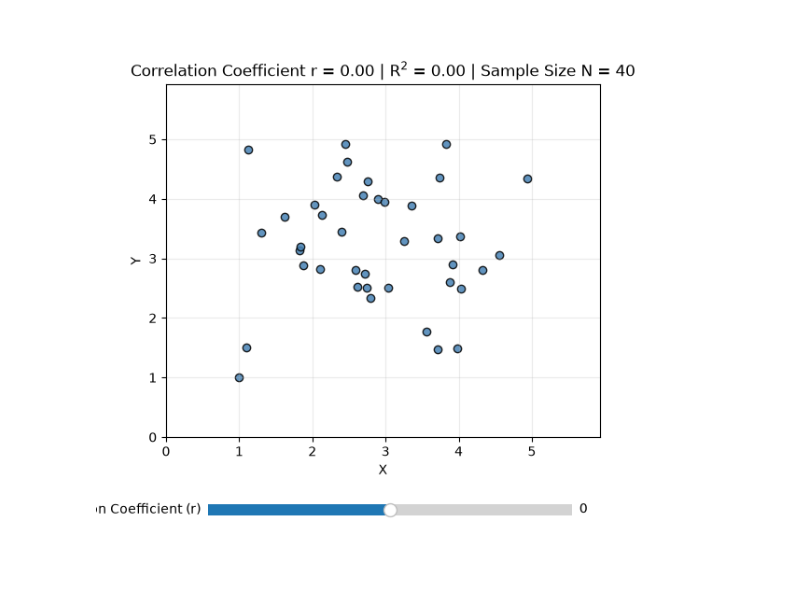
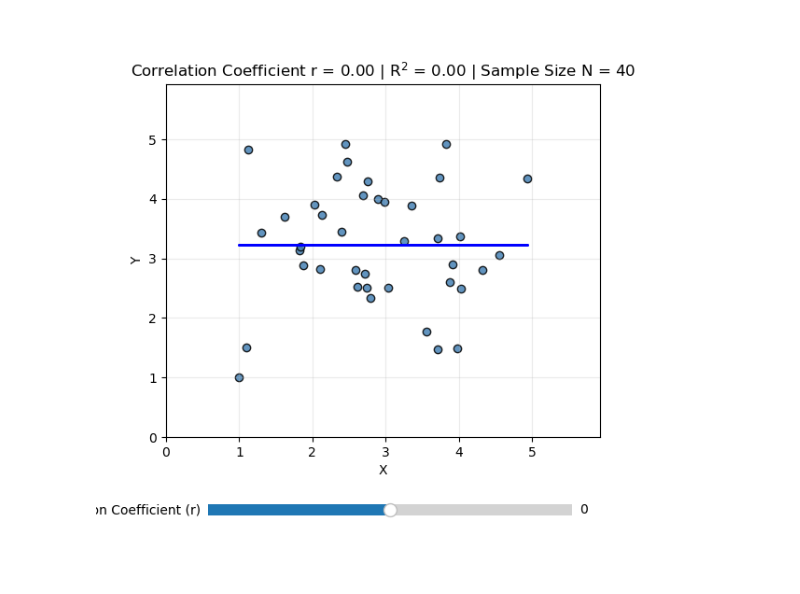
Before and after one commit to leina-beep-boop/math-edu, a Jupyter notebook: content/Unit 3-8 Correlation Coefficient.ipynb, the cells around one changed output. Drawn from its saved outputs; the diff is of its cells as text; code cells hidden in the pictures.

Commit message:
Add dynamic line to correlation coefficient

```diff
--- a/content/Unit 3-8 Correlation Coefficient.ipynb
+++ b/content/Unit 3-8 Correlation Coefficient.ipynb
@@ -51,6 +39,15 @@ plt.subplots_adjust(bottom=0.25)
 scatter = ax.scatter(x, y, color="steelblue",
                      edgecolor="black", alpha=0.85)
 
+# Add line of best fit
+slope, intercept = np.polyfit(x, y, 1)
+line, = ax.plot(
+    x, slope * x + intercept,
+    color="blue",
+    linewidth=2,
+    label="Line of best fit"
+)
+
 title = ax.set_title("")
 ax.set_xlabel("X")
 ax.set_ylabel("Y")
@@ -59,32 +56,36 @@ ax.set_ylim(0, 1)
 ax.grid(alpha=0.25)
 
 def update_plot(r):
     y = make_y(r)
     scatter.set_offsets(np.column_stack((x, y)))
+
+    # Recalculate and update line of best fit
+    slope, intercept = np.polyfit(x, y, 1)
+    line.set_ydata(slope * x + intercept)
 
     # Update vertical axis to fit the data
     ax.set_ylim(0, y.max() + 1)
 
     r_squared = np.dot(r,r)
     title.set_text(
         f"Correlation Coefficient r = {r:.2f} | R$^2$ = {r_squared:.2f} | Sample Size N = {n}"
     )
     fig.canvas.draw_idle()
 
 # create slider
 slider_ax = fig.add_axes([0.20, 0.10, 0.65, 0.04])
 r_slider = Slider(
     ax=slider_ax,
     label="Correlation Coefficient (r)",
     valmin=-1.0,
     valmax=1.0,
     valinit=r_initial,
-    valstep=0.1
+    valstep=0.05
 )
 
 r_slider.on_changed(update_plot)
 
 update_plot(r_initial)
 plt.show()
 # %% [output]
-[figure, old version]
+[figure, new version]
```
Also changed, not shown: parts of 1 cell of this notebook.
